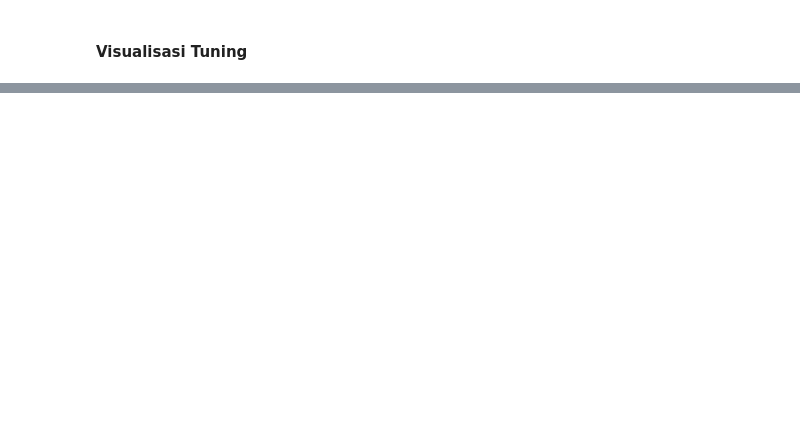
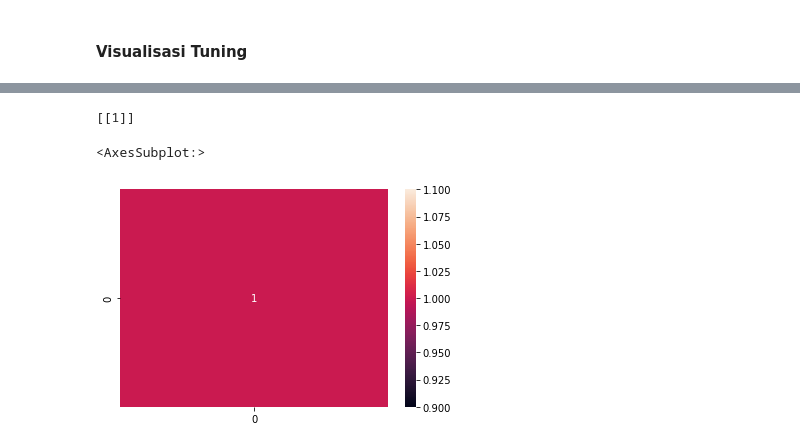
Before and after one commit to el-thobhy/rainfall-prediction, a Jupyter notebook: test_code_bmkg.ipynb, the cells around one changed output, grey strips where cells are left out. Cells and saved outputs as stored; diff of their text form; code cells hidden in the pictures; blank space fills up the shorter version.

Commit message:
tes dengan data baru

```diff
--- a/test_code_bmkg.ipynb
+++ b/test_code_bmkg.ipynb
@@ -646,0 +645,9 @@ hsl
+# %%
+cm = confusion_matrix(
+    y_baru.values.argmax(axis=1), pred_baru.argmax(axis=1))
+print(cm)
+sns.heatmap(cm, annot=True)
+# %% [output]
+[[1]]
+<AxesSubplot:>
+[figure, added]
```
Also changed, not shown: parts of 13 cells of this notebook, 4 other files.
